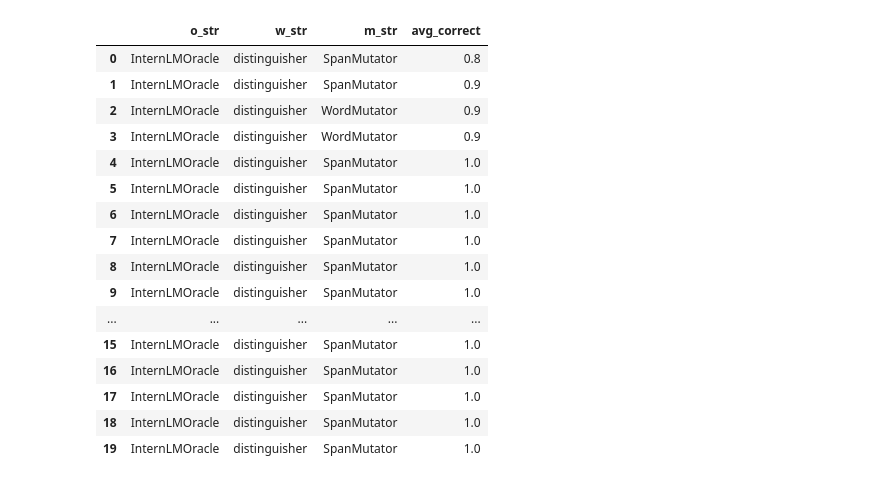
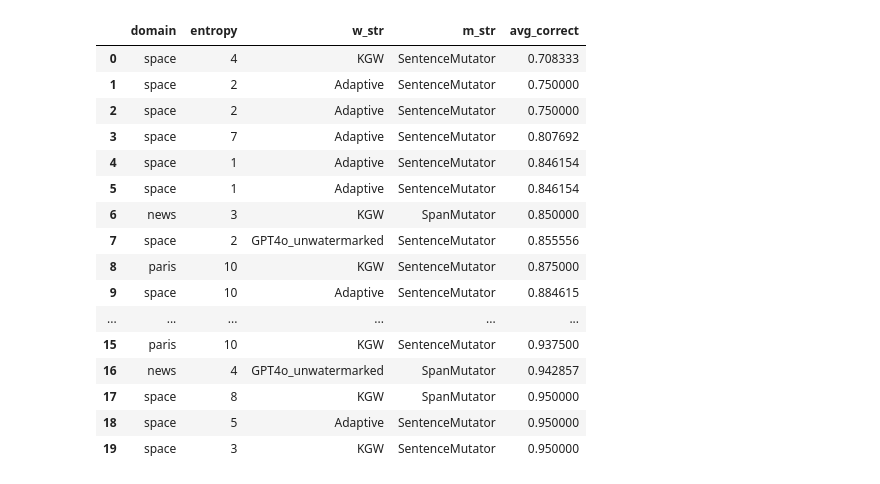
Before and after one commit to fabriceyhc/sandcastles, a Jupyter notebook: distinguisher/entropy_vs_distinguishing.ipynb, the cells around one changed output. Cells and saved outputs as stored; diff of their text form; code cells hidden in the pictures.

```diff
--- a/distinguisher/entropy_vs_distinguishing.ipynb
+++ b/distinguisher/entropy_vs_distinguishing.ipynb
@@ -5,6 +5,7 @@ directory = '/data2/jasonl/sandcastles/distinguisher/results'
 import pandas as pd
 import os
 from matplotlib import pyplot as plt
+from utils import prompt_to_entropy, extract_unique_column_value
 
 def combine_files_by_base_name(prefix, distinguisher):
     """
@@ -45,8 +46,8 @@ def separate_attacks(df, length=10000):
     current_attack = []
 
     for idx, row in df.iterrows():
-        # Start a new attack if the step_num resets
-        if idx > 0 and (row['Num'] != df.loc[idx - 1, 'Num'] + 1 or row['Origin'] != df.loc[idx - 1, 'Origin']):
+        # Distinguishing experiments alternate origins
+        if idx > 0 and row['Origin'] != df.loc[idx - 1, 'Origin']:
             attacks.append(pd.DataFrame(current_attack))
             current_attack = []
 
@@ -60,23 +61,16 @@ def separate_attacks(df, length=10000):
 
 def add_entropy_column(dfs):
     """
-    Takes a list of DataFrames, checks if the length of the list is a multiple of 10,
-    and adds an 'entropy' column to each DataFrame, containing the remainder modulo 10 of the DataFrame's position in the list.
+    Takes a list of DataFrame and adds an 'entropy' column to each DataFrame
 
     Parameters:
         dfs (list of pd.DataFrame): List of DataFrames.
 
     Returns:
         list of pd.DataFrame: The updated list of DataFrames with the added 'entropy' column.
-
-    Raises:
-        ValueError: If the length of the list is not a multiple of 10.
     """
-    if len(dfs) % 10 != 0:
-        raise ValueError("The length of the list must be a multiple of 10.")
-
-    for i, df in enumerate(dfs):
-        df['entropy'] = i % 10
+    for df in dfs:
+        df['entropy'] = prompt_to_entropy(extract_unique_column_value(df, 'prompt'))
 
     return dfs
 
@@ -180,6 +178,6 @@ llama3.1-70B SimplestGPT 0.6972222222222222 [(0.5, 487), (1.0, 384), (0.0, 29)]
 # %%
-prefix = "llama3.1-70B"
-distinguisher = "AggressiveSimple"
+prefix = "llama3.1-70B-full"
+distinguisher = "SimpleDistinguisher"
 all_attacks, all_num_attacks = get_attacks(prefix, distinguisher)
 
 # Combine original DataFrames for concatenated view (optional)
@@ -346,28 +354,28 @@ show(sorted_attacks_list[0][['Origin', 'prompt', 'P', 'origin_A', 'origin_B']].t
 # %%
 # convert the list of attacks to a single dataframe
 first_rows = [attack.iloc[0].to_frame().T for attack in sorted_attacks_list]
 attacks_df = pd.concat(first_rows, ignore_index=True)
 # add sorted_avgs as a column to the dataframe
 attacks_df['avg_correct'] = sorted_avgs
-attacks_df[['o_str', 'w_str', 'm_str', 'avg_correct']][:20]
+attacks_df[['domain', 'entropy', 'w_str', 'm_str', 'avg_correct']][:20]
 # %% [output]
-|  | o_str | w_str | m_str | avg_correct |
-| 0 | InternLMOracle | distinguisher | SpanMutator | 0.8 |
-| 1 | InternLMOracle | distinguisher | SpanMutator | 0.9 |
-| 2 | InternLMOracle | distinguisher | WordMutator | 0.9 |
-| 3 | InternLMOracle | distinguisher | WordMutator | 0.9 |
-| 4 | InternLMOracle | distinguisher | SpanMutator | 1.0 |
-| 5 | InternLMOracle | distinguisher | SpanMutator | 1.0 |
-| 6 | InternLMOracle | distinguisher | SpanMutator | 1.0 |
-| 7 | InternLMOracle | distinguisher | SpanMutator | 1.0 |
-| 8 | InternLMOracle | distinguisher | SpanMutator | 1.0 |
-| 9 | InternLMOracle | distinguisher | SpanMutator | 1.0 |
-| ... | ... | ... | ... | ... |
-| 15 | InternLMOracle | distinguisher | SpanMutator | 1.0 |
-| 16 | InternLMOracle | distinguisher | SpanMutator | 1.0 |
-| 17 | InternLMOracle | distinguisher | SpanMutator | 1.0 |
-| 18 | InternLMOracle | distinguisher | SpanMutator | 1.0 |
-| 19 | InternLMOracle | distinguisher | SpanMutator | 1.0 |
+|  | domain | entropy | w_str | m_str | avg_correct |
+| 0 | space | 4 | KGW | SentenceMutator | 0.708333 |
+| 1 | space | 2 | Adaptive | SentenceMutator | 0.750000 |
+| 2 | space | 2 | Adaptive | SentenceMutator | 0.750000 |
+| 3 | space | 7 | Adaptive | SentenceMutator | 0.807692 |
+| 4 | space | 1 | Adaptive | SentenceMutator | 0.846154 |
+| 5 | space | 1 | Adaptive | SentenceMutator | 0.846154 |
+| 6 | news | 3 | KGW | SpanMutator | 0.850000 |
+| 7 | space | 2 | GPT4o_unwatermarked | SentenceMutator | 0.855556 |
+| 8 | paris | 10 | KGW | SentenceMutator | 0.875000 |
+| 9 | space | 10 | Adaptive | SentenceMutator | 0.884615 |
+| ... | ... | ... | ... | ... | ... |
+| 15 | paris | 10 | KGW | SentenceMutator | 0.937500 |
+| 16 | news | 4 | GPT4o_unwatermarked | SpanMutator | 0.942857 |
+| 17 | space | 8 | KGW | SpanMutator | 0.950000 |
+| 18 | space | 5 | Adaptive | SentenceMutator | 0.950000 |
+| 19 | space | 3 | KGW | SentenceMutator | 0.950000 |
 # %%
 i = 0
 origin_A = sorted_attacks_list[i]['origin_A'].values[0]
```
Also changed, not shown: parts of 10 cells of this notebook, 29 other files.
